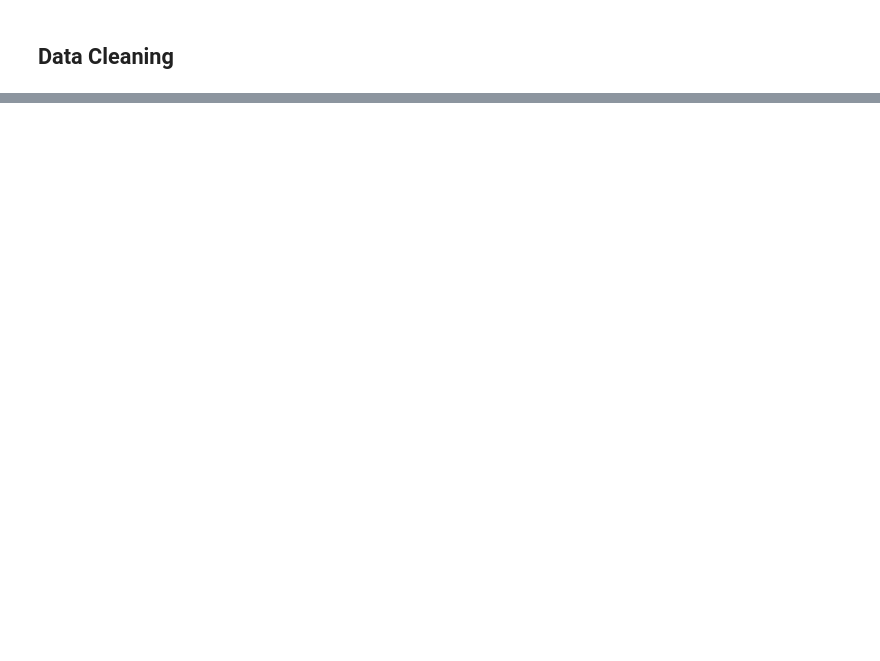
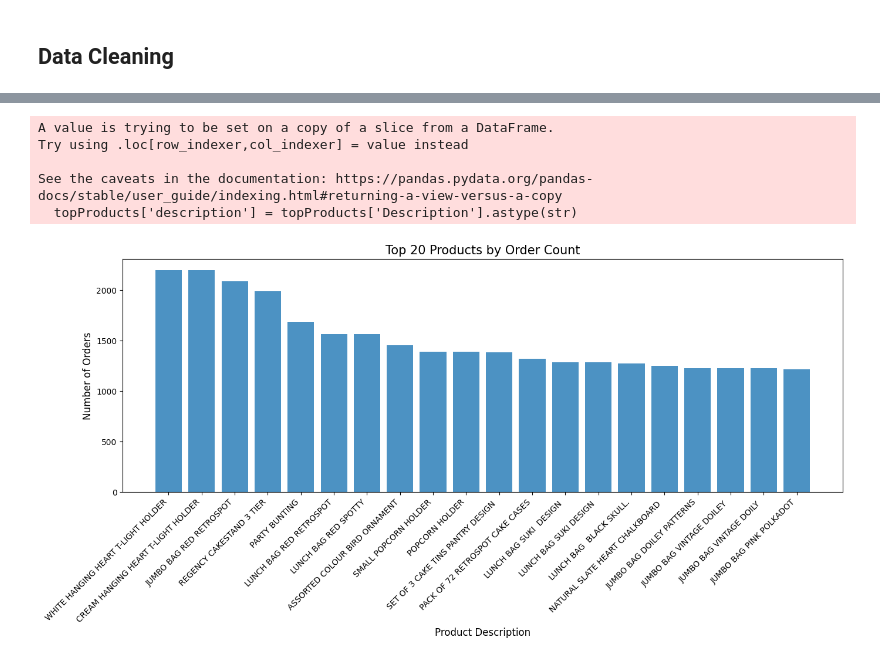
Before and after one commit to skanw/KEDGE_Python-Project_2425, a Jupyter notebook: Project/customerSegmentation.ipynb, the cells around one changed output, grey strips where cells are left out. Saved outputs shown, nothing was run; the diff lists cells and outputs as text; code cells hidden in the pictures; blank space fills up the shorter version.

```diff
--- a/Project/customerSegmentation.ipynb
+++ b/Project/customerSegmentation.ipynb
@@ -51,0 +150,20 @@ memory usage: 769.4+ KB
+# %%
+# create a dataframe of unique product descriptions to provide context for the analysis
+# remove duplicates to ensure one description per product
+uniqueDescriptions = data[['StockCode', 'Description']].drop_duplicates()
+
+# merge the product descriptions with the grouped data based on 'StockCode'
+ordersPerProduct = pd.merge(
+    ordersPerProduct,
+    uniqueDescriptions,
+    how='left',
+    left_on='stockCode',
+    right_on='StockCode'
+)
+
+# drop the redundant 'StockCode' column after merging (already renamed to 'stockCode')
+ordersPerProduct.drop(columns=['StockCode'], inplace=True)
+
+# display the top 10 high-demand products for review
+print('Top 10 high-demand products:')
+print(ordersPerProduct.head(10))
@@ -51,0 +183,34 @@ memory usage: 769.4+ KB
+# %%
+import matplotlib.pyplot as plt
+
+# visualize order behavior with a bar chart
+# select the top 20 products based on order count for visualization
+topProducts = ordersPerProduct.head(20)
+
+# ensure the 'description' column is of string type for proper plotting
+topProducts['description'] = topProducts['Description'].astype(str)
+
+# plot a bar chart with product descriptions on the x-axis
+plt.figure(figsize=(14, 7))  # set figure size for better readability
+plt.bar(topProducts['description'], topProducts['orderCount'], alpha=0.8)
+
+# add labels and title to the chart
+plt.xlabel('Product Description', fontsize=12)
+plt.ylabel('Number of Orders', fontsize=12)
+plt.title('Top 20 Products by Order Count', fontsize=15)
+
+# customize x-axis labels for readability
+plt.xticks(rotation=45, ha='right', fontsize=10)  # rotate and align labels
+
+# adjust layout to prevent overlap of labels
+plt.tight_layout()
+
+# display the chart
+plt.show();
+# %% [output]
+A value is trying to be set on a copy of a slice from a DataFrame.
+Try using .loc[row_indexer,col_indexer] = value instead
+
+See the caveats in the documentation: https://pandas.pydata.org/pandas-docs/stable/user_guide/indexing.html#returning-a-view-versus-a-copy
+  topProducts['description'] = topProducts['Description'].astype(str)
+[figure, added]
```
Also changed, not shown: parts of 26 cells of this notebook.
